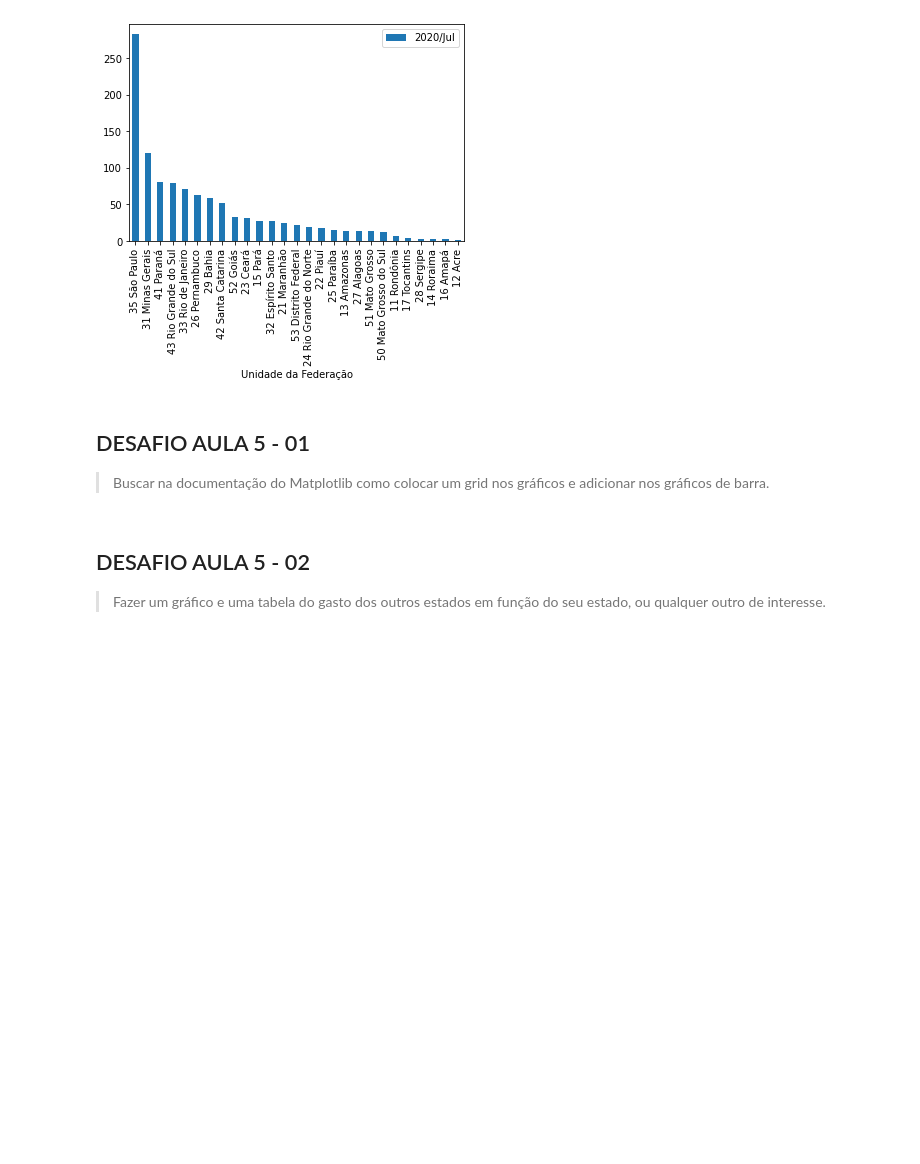
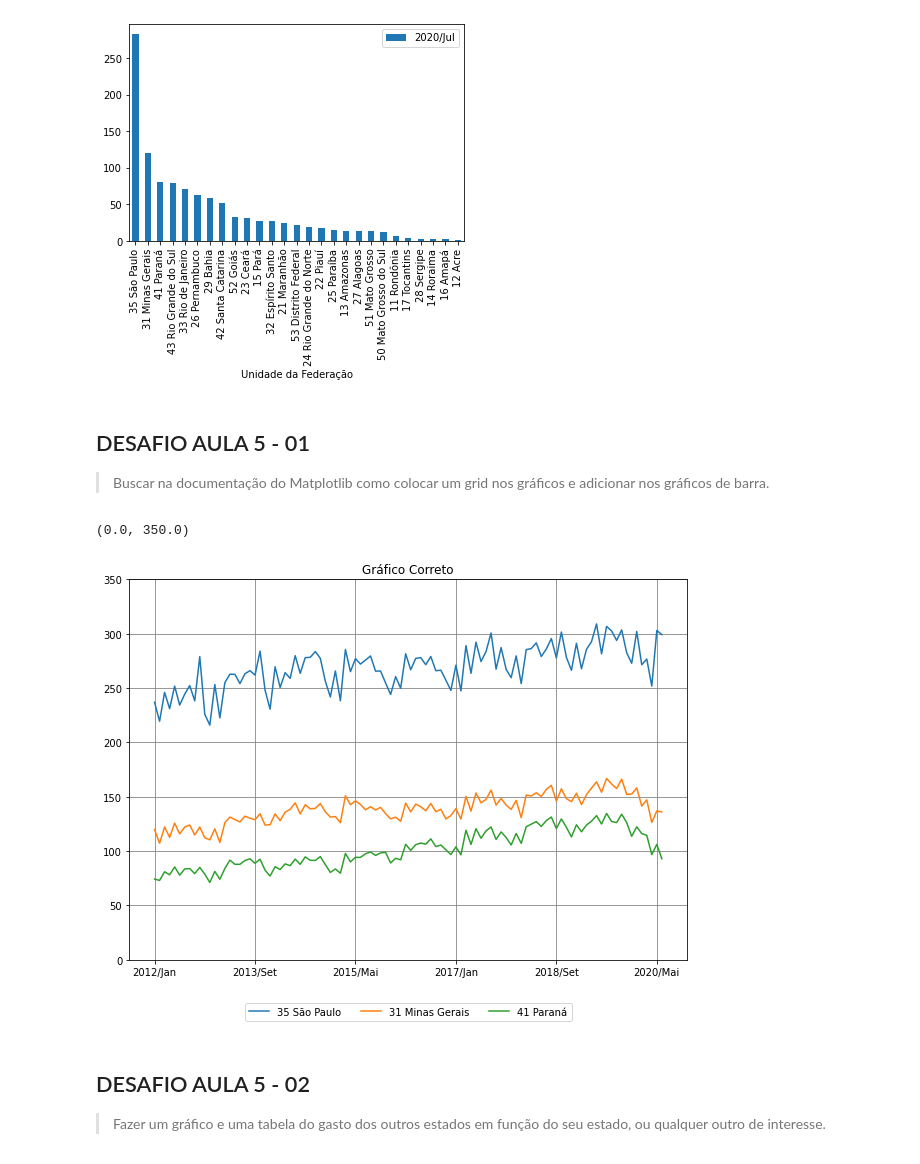
Before and after one commit to MatheusOrange211/Bootcamp-Alura, a Jupyter notebook: Bootcamp_Alura_Data_Science_Hospitalar.ipynb, the cells around one changed output. Cells and saved outputs as stored; diff of their text form; code cells hidden in the pictures; blank space fills up the shorter version.

```diff
--- a/Bootcamp_Alura_Data_Science_Hospitalar.ipynb
+++ b/Bootcamp_Alura_Data_Science_Hospitalar.ipynb
@@ -1156,6 +1157,16 @@ gastos_do_ultimo_mes.plot(kind="bar")
 # %% [markdown]
 ## DESAFIO AULA 5 - 01
 >Buscar na documentação do Matplotlib como colocar um grid nos gráficos e adicionar nos gráficos de barra.
+# %%
+#Para usar o grid, basta eu  por plt.grid() e passar o tipo de grid, a cor, espessura e até se eu quero apenas no eixo y
+x[x.columns[53:155]].head(3).T.plot(figsize=(10,7))
+plt.title('Gráfico Correto')
+plt.grid(color='gray',linestyle='-')
+plt.legend(loc ='upper center',bbox_to_anchor =(0.5,-0.1),ncol = 3)
+plt.ylim(0,350)
+# %% [output]
+(0.0, 350.0)
+[figure, added]
 # %% [markdown]
 ## DESAFIO AULA 5 - 02
 >Fazer um gráfico e uma tabela do gasto dos outros estados em função do seu estado, ou qualquer outro de interesse.
```
Also changed, not shown: parts of 22 cells of this notebook.
